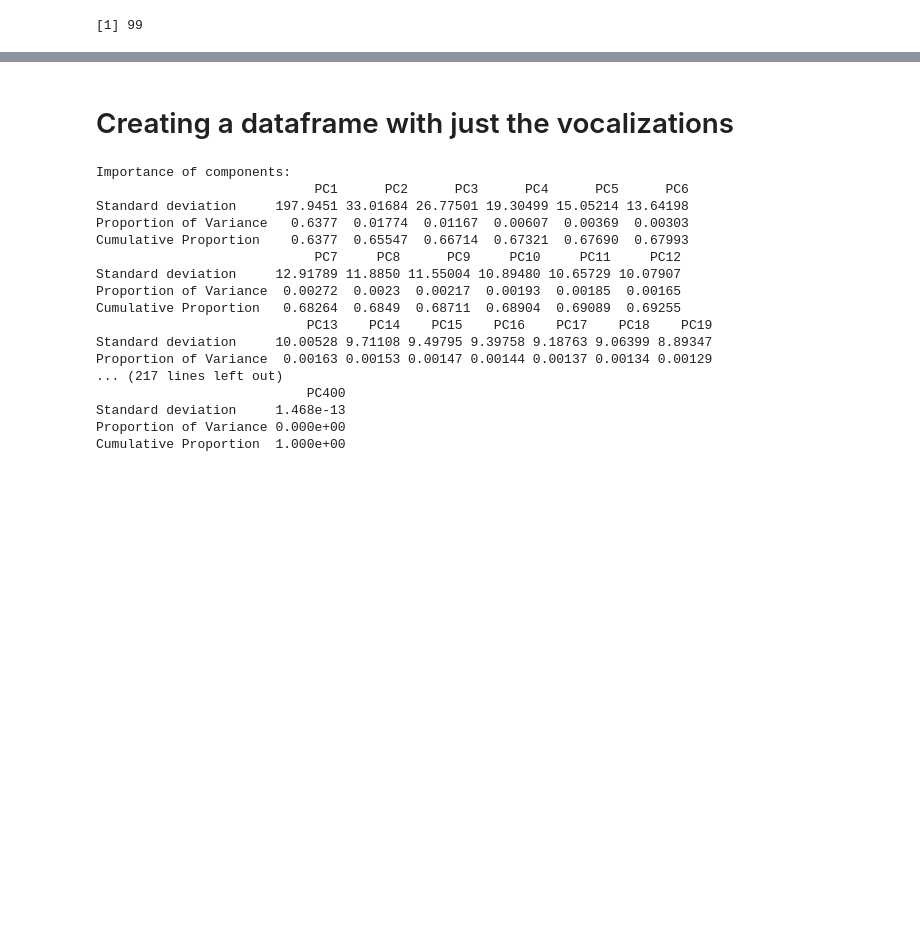
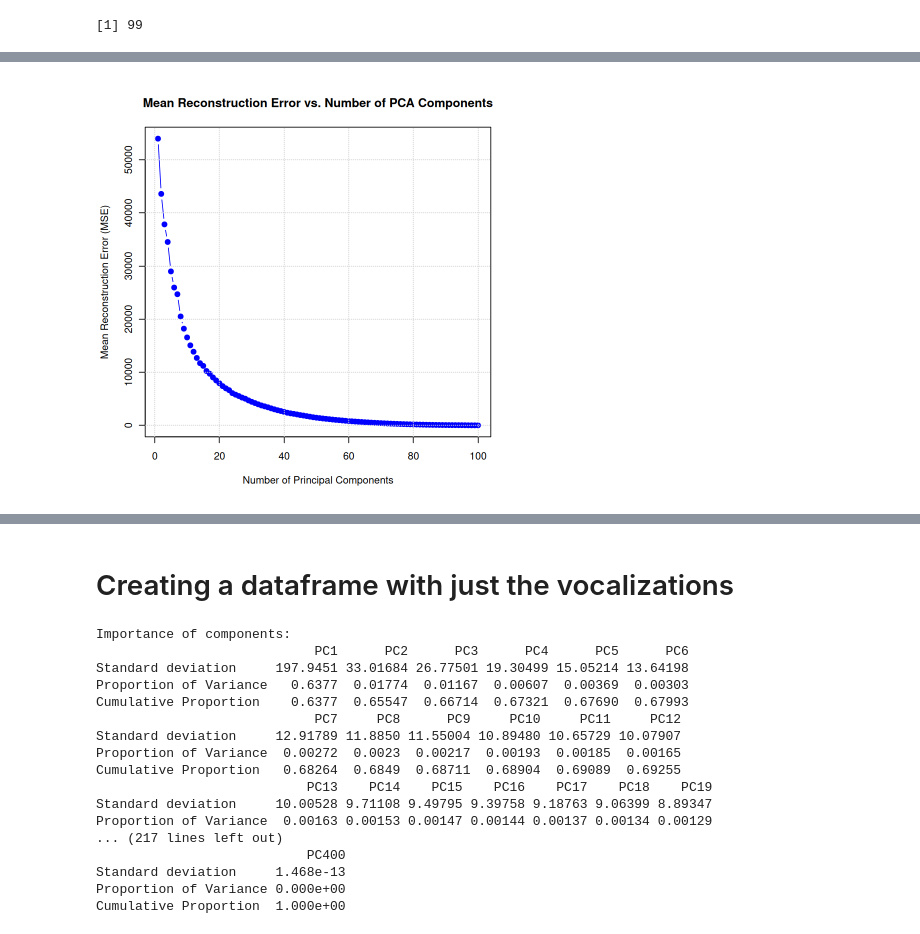
Before and after one commit to bapt-mat/DataMining_project, a Jupyter notebook: extract_features.ipynb, the cells around one changed output, grey strips where cells are left out. Cells and saved outputs as stored; diff of their text form; code cells hidden in the pictures; blank space fills up the shorter version.

```diff
--- a/extract_features.ipynb
+++ b/extract_features.ipynb
@@ -395,0 +374,66 @@ saveRDS(pca_df, file = "./data/Propagation_experiments/df_pca_synthetic.rds")
+# %%
+compute_reconstruction_error <- function(num_components, original_features, pca_model, num_spectro) {
+  pca_score <- pca_model$x[num_spectro, 1:num_components]
+
+  reconstructed_features <- pca_score %*% t(pca_model$rotation[, 1:num_components])
+
+  if (!is.null(pca_model$scale)) {
+    reconstructed_features <- scale(reconstructed_features, center = FALSE, scale = 1 / pca_model$scale)
+  }
+
+  if (!is.null(pca_model$center)) {
+    reconstructed_features <- scale(reconstructed_features, center = -pca_model$center, scale = FALSE)
+  }
+
+  original_features <- as.numeric(original_features)
+  reconstructed_features <- as.numeric(reconstructed_features)
+
+  if (any(is.na(reconstructed_features)) || any(!is.finite(reconstructed_features))) {
+    cat("Warning: NA or infinite values found in reconstructed features.\n")
+    return(NA)
+  }
+
+  error <- mean(abs((original_features - reconstructed_features)^4), na.rm = TRUE) # MSE
+
+  return(error)
+}
+
+# Initialize variables
+set.seed(42)  # For reproducibility
+num_random_spectrograms <- 100
+random_spectrograms <- sample(1:100, num_random_spectrograms)
+max_components <- ncol(pca_synthetic$x)
+mean_reconstruction_errors <- numeric(max_components)
+
+# Loop over random spectrograms
+for (num_spectro in random_spectrograms) {
+  original_features <- as.numeric(synthetic_df[num_spectro, 0:(ncol(synthetic_df) - 1)])
+  reconstruction_errors <- numeric(max_components)
+
+  for (k in 1:max_components) {
+    reconstruction_errors[k] <- compute_reconstruction_error(k, original_features, pca_synthetic, num_spectro)
+  }
+
+  valid_indices <- which(!is.na(reconstruction_errors) & is.finite(reconstruction_errors))
+  if (length(valid_indices) > 0) {
+    mean_reconstruction_errors[valid_indices] <- mean_reconstruction_errors[valid_indices] + reconstruction_errors[valid_indices]
+  }
+}
+
+# Compute the mean reconstruction error
+mean_reconstruction_errors <- mean_reconstruction_errors / num_random_spectrograms
+
+# Plot the mean reconstruction error
+valid_indices <- which(!is.na(mean_reconstruction_errors) & is.finite(mean_reconstruction_errors))
+filtered_errors <- mean_reconstruction_errors[valid_indices]
+
+if (length(filtered_errors) > 0) {
+  plot(valid_indices, filtered_errors, type = "b", col = "blue", pch = 19,
+       xlab = "Number of Principal Components", ylab = "Mean Reconstruction Error (MSE)",
+       main = "Mean Reconstruction Error vs. Number of PCA Components")
+  grid()
+} else {
+  cat("Error: No valid reconstruction errors to plot.\n")
+}
+# %% [output]
+[figure, added]
```
Also changed, not shown: parts of 5 cells of this notebook, 48 other files.
